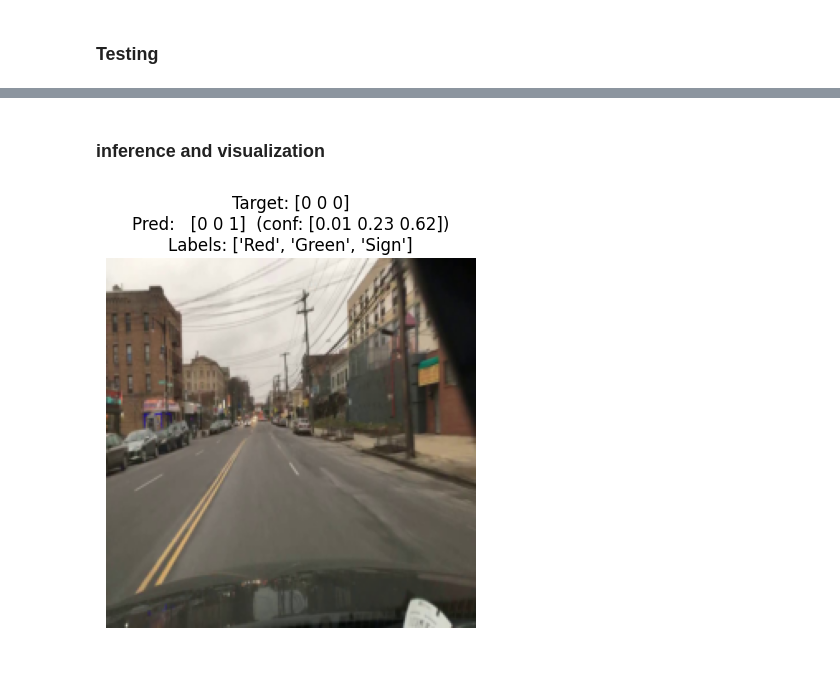
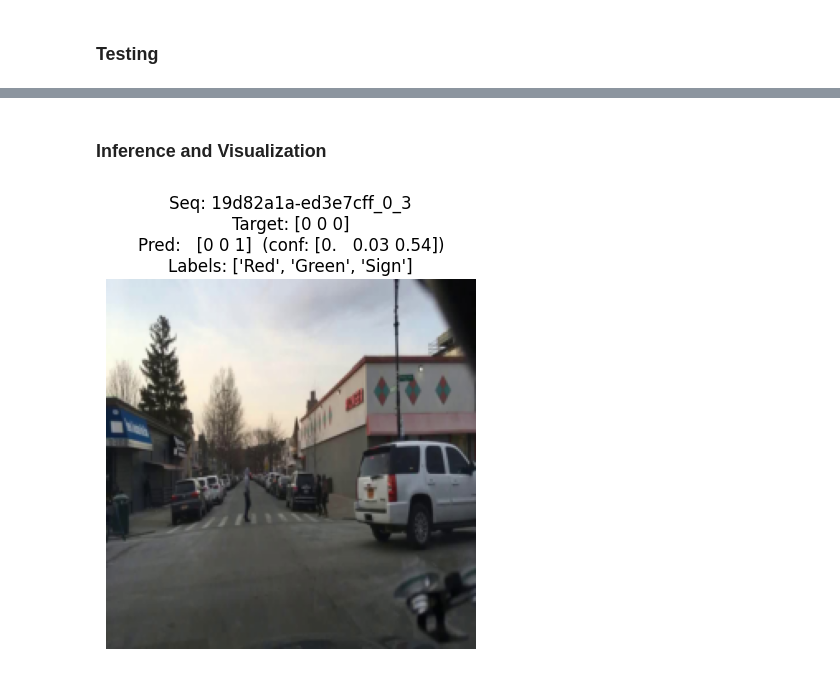
Before and after one commit to Abdullahali77/Autonomous-Vehicle-Perception-Module, a Jupyter notebook: GRU.ipynb, the cells around one changed output, grey strips where cells are left out. Cells and saved outputs as stored; diff of their text form; code cells hidden in the pictures.

```diff
--- a/GRU.ipynb
+++ b/GRU.ipynb
@@ -143,27 +162,24 @@ class GRUTrafficClassifier(nn.Module):
 
         backbone = models.resnet50(weights=models.ResNet50_Weights.IMAGENET1K_V1)
 
-        # Freeze all ResNet layers first
+        # Freeze all ResNet layers
         for param in backbone.parameters():
             param.requires_grad = False
 
-        # Unfreeze layer3 and layer4
+        # Unfreeze layer3 and layer4 to adapt to driving footage
         for param in backbone.layer3.parameters():
             param.requires_grad = True
         for param in backbone.layer4.parameters():
             param.requires_grad = True
 
         self.feature_extractor = nn.Sequential(*list(backbone.children())[:-1])
-        self.backbone = backbone  # keep ref for optimizer param groups
+        self.backbone = backbone
 
         self.gru = nn.GRU(
-            input_size=2048,
-            hidden_size=hidden_dim,
-            num_layers=num_layers,
-            batch_first=True,
+            input_size=2048, hidden_size=hidden_dim,
+            num_layers=num_layers, batch_first=True,
             dropout=dropout if num_layers > 1 else 0
         )
-
         self.dropout = nn.Dropout(dropout)
         self.fc = nn.Sequential(
             nn.Linear(hidden_dim, 128),
@@ -174,10 +190,9 @@ class GRUTrafficClassifier(nn.Module):
 
     def forward(self, x):
         B, T, C, H, W = x.shape
-        x = x.view(B * T, C, H, W)
+        x        = x.view(B * T, C, H, W)
         features = self.feature_extractor(x)
-        features = torch.flatten(features, 1)
-        features = features.view(B, T, -1)
+        features = torch.flatten(features, 1).view(B, T, -1)
         gru_out, _ = self.gru(features)
         return self.fc(self.dropout(gru_out[:, -1, :]))
 
@@ -394,32 +411,34 @@ weighted avg       0.78      0.80      0.78       881
 # %% [markdown]
-### inference and visualization
+### Inference and Visualization
 # %%
 def predict_sequence(dataset_idx):
     model.eval()
     with torch.no_grad():
-        frames, label = val_dataset[dataset_idx]
+        frames, label, seq_name = val_dataset[dataset_idx]  # 3-item unpack
         input_tensor = frames.unsqueeze(0).to(device)
-        output = model(input_tensor)
-        prediction = torch.sigmoid(output).cpu().numpy()[0]
+        output       = model(input_tensor)
+        prediction   = torch.sigmoid(output).cpu().numpy()[0]
 
-    # Denormalize: undo ImageNet mean/std
-    mean = torch.tensor([0.485, 0.456, 0.406])
-    std  = torch.tensor([0.229, 0.224, 0.225])
+    # Denormalize first frame for display
+    mean  = torch.tensor([0.485, 0.456, 0.406])
+    std   = torch.tensor([0.229, 0.224, 0.225])
     frame = frames[0] * std[:, None, None] + mean[:, None, None]
     frame = frame.permute(1, 2, 0).clamp(0, 1).numpy()
 
-    label_names = ["Red", "Green", "Sign"]
+    label_names = ['Red', 'Green', 'Sign']
     pred_binary = (prediction > 0.5).astype(int)
 
     plt.imshow(frame)
     plt.title(
-        f"Target: {label.numpy().astype(int)}\n"
-        f"Pred:   {pred_binary}  (conf: {np.round(prediction, 2)})\n"
-        f"Labels: {label_names}"
+        f'Seq: {seq_name}\n'
+        f'Target: {label.numpy().astype(int)}\n'
+        f'Pred:   {pred_binary}  (conf: {np.round(prediction, 2)})\n'
+        f'Labels: {label_names}'
     )
     plt.axis('off')
     plt.show()
 
+
 predict_sequence(0)
 # %% [output]
-[figure, old version]
+[figure, new version]
```
Also changed, not shown: parts of 13 cells of this notebook.
